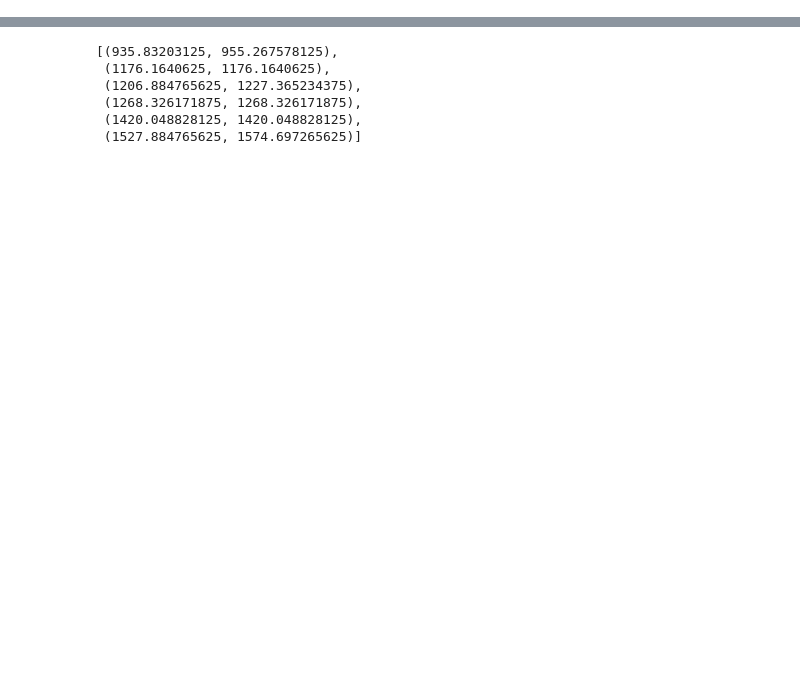
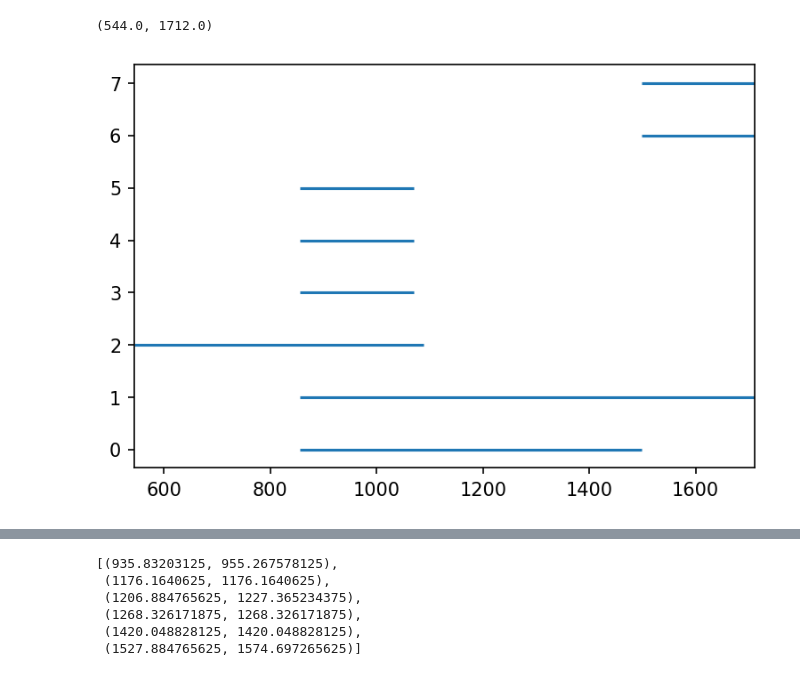
Before and after one commit to ZaynAmell/result, a Jupyter notebook: RFI.ipynb, the cells around one changed output, grey strips where cells are left out. Cells and saved outputs as stored; diff of their text form; code cells hidden in the pictures; blank space fills up the shorter version.

```diff
--- a/RFI.ipynb
+++ b/RFI.ipynb
@@ -20,9 +22,10 @@ gps_1=[gps7,gps8,gps2]
 # %%
 wgps=[]
 wgps_1=[]
+w=[]
 for i in gps:
     wgps.append(bl.Waterfall(path+i))
 for i in gps_1:
     wgps_1.append(bl.Waterfall(path+i))
-#bl.plotting.get_power(wgps[1])
-wgps[1].get_power()
+for i in GPS:
+    w.append(bl.Waterfall(path+i))
@@ -114,0 +54,8 @@ rfi
+# %%
+plt.figure(dpi=150)
+for i in range(len(w)):
+    plt.hlines(i,w[i].container.f_begin,w[i].container.f_end)
+plt.xlim(544,1712)
+# %% [output]
+(544.0, 1712.0)
+[figure, added]
```
Also changed, not shown: parts of 19 cells of this notebook, 15 other files.
